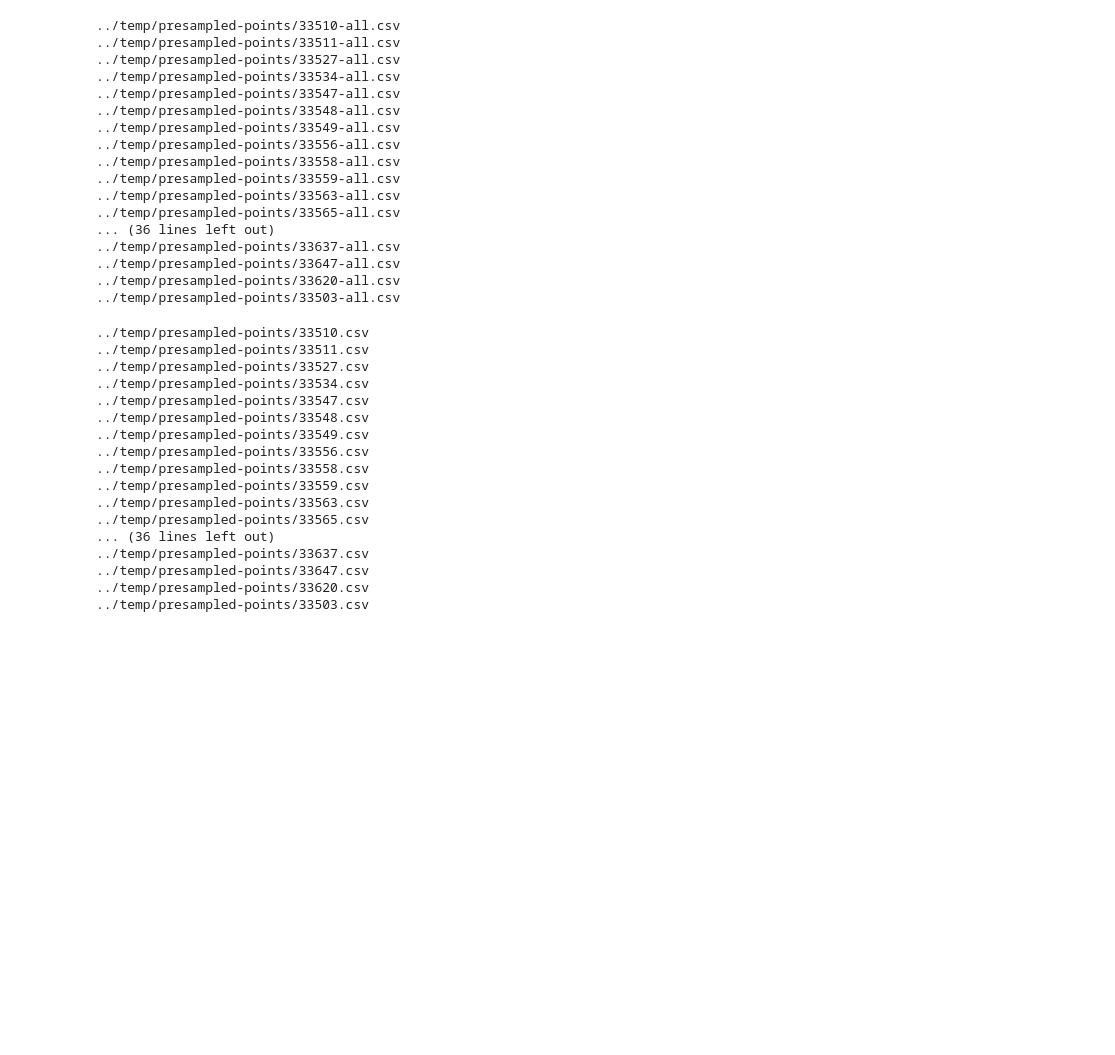
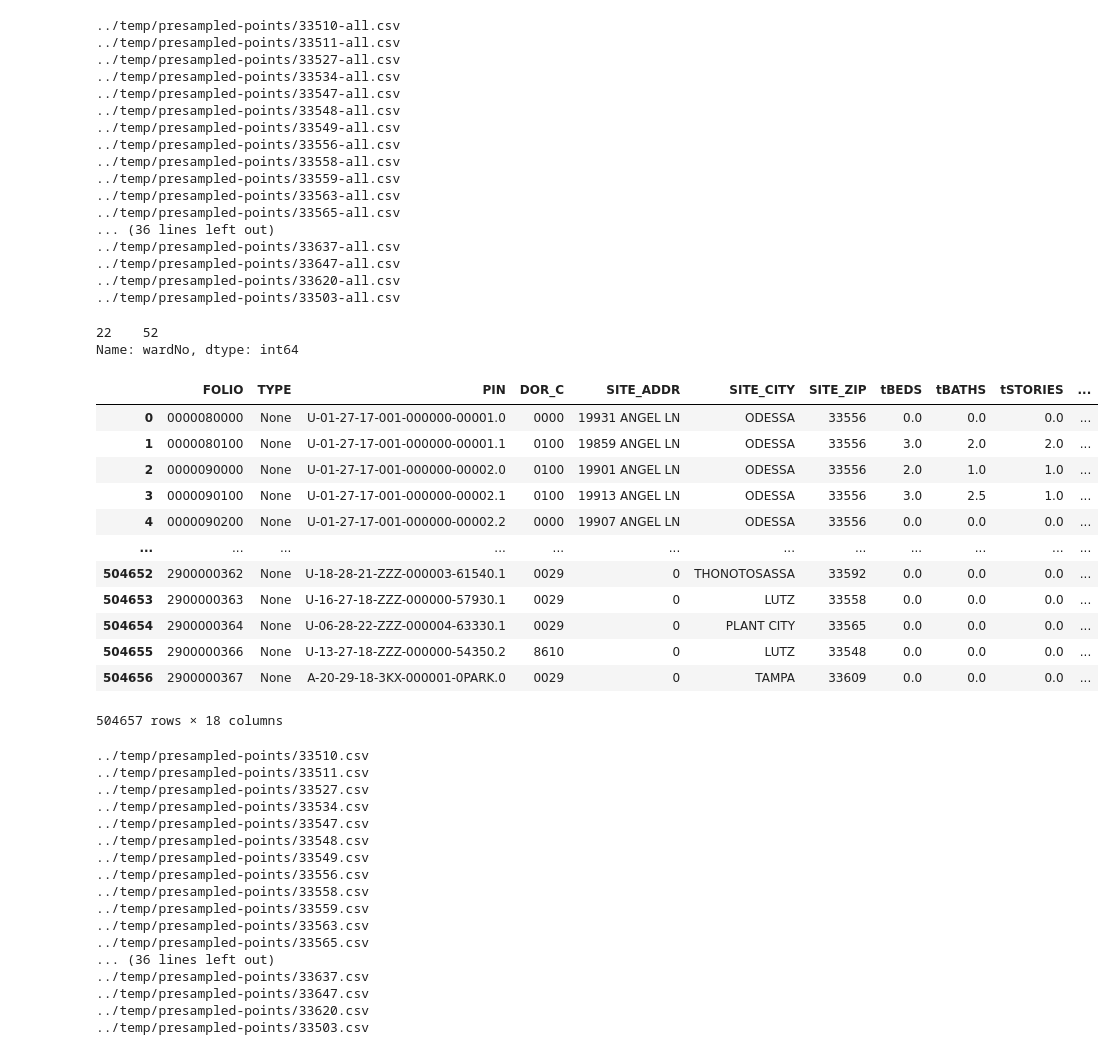
Before and after one commit to EdwinMichaelLab/hills-abm-cpp-simulator-sk, a Jupyter notebook: staticInst/read_parcel-shape-get-locations.ipynb, the cells around one changed output. Cells and saved outputs as stored; diff of their text form; code cells hidden in the pictures; blank space fills up the shorter version.

```diff
--- a/staticInst/read_parcel-shape-get-locations.ipynb
+++ b/staticInst/read_parcel-shape-get-locations.ipynb
@@ -151,6 +151,33 @@ for z in ZIPS:
 ../temp/presampled-points/33647-all.csv
 ../temp/presampled-points/33620-all.csv
 ../temp/presampled-points/33503-all.csv
+# %%
+ward_to_zipcode=pd.read_csv('./wardNo_to_zipcode.csv')
+ward_to_zipcode['zipcode_str']=ward_to_zipcode['zipcode'].astype(str)
+# %%
+wn=ward_to_zipcode.loc[ward_to_zipcode['zipcode_str']=='33647']['wardNo']
+wn
+# %% [output]
+22    52
+Name: wardNo, dtype: int64
+# %%
+df=df.merge(ward_to_zipcode, how="left", on=['zipcode_str'])
+# %%
+df
+# %% [output]
+|  | FOLIO | TYPE | PIN | DOR_C | SITE_ADDR | SITE_CITY | SITE_ZIP | tBEDS | tBATHS | tSTORIES | ... |
+| 0 | 0000080000 | None | U-01-27-17-001-000000-00001.0 | 0000 | 19931 ANGEL LN | ODESSA | 33556 | 0.0 | 0.0 | 0.0 | ... |
+| 1 | 0000080100 | None | U-01-27-17-001-000000-00001.1 | 0100 | 19859 ANGEL LN | ODESSA | 33556 | 3.0 | 2.0 | 2.0 | ... |
+| 2 | 0000090000 | None | U-01-27-17-001-000000-00002.0 | 0100 | 19901 ANGEL LN | ODESSA | 33556 | 2.0 | 1.0 | 1.0 | ... |
+| 3 | 0000090100 | None | U-01-27-17-001-000000-00002.1 | 0100 | 19913 ANGEL LN | ODESSA | 33556 | 3.0 | 2.5 | 1.0 | ... |
+| 4 | 0000090200 | None | U-01-27-17-001-000000-00002.2 | 0000 | 19907 ANGEL LN | ODESSA | 33556 | 0.0 | 0.0 | 0.0 | ... |
+| ... | ... | ... | ... | ... | ... | ... | ... | ... | ... | ... | ... |
+| 504652 | 2900000362 | None | U-18-28-21-ZZZ-000003-61540.1 | 0029 | 0 | THONOTOSASSA | 33592 | 0.0 | 0.0 | 0.0 | ... |
+| 504653 | 2900000363 | None | U-16-27-18-ZZZ-000000-57930.1 | 0029 | 0 | LUTZ | 33558 | 0.0 | 0.0 | 0.0 | ... |
+| 504654 | 2900000364 | None | U-06-28-22-ZZZ-000004-63330.1 | 0029 | 0 | PLANT CITY | 33565 | 0.0 | 0.0 | 0.0 | ... |
+| 504655 | 2900000366 | None | U-13-27-18-ZZZ-000000-54350.2 | 8610 | 0 | LUTZ | 33548 | 0.0 | 0.0 | 0.0 | ... |
+| 504656 | 2900000367 | None | A-20-29-18-3KX-000001-0PARK.0 | 0029 | 0 | TAMPA | 33609 | 0.0 | 0.0 | 0.0 | ... |
+504657 rows × 18 columns
 # %%
 # for the simulator, make a simple one
 
```
Also changed, not shown: parts of 1 cell of this notebook, 52 other files.
